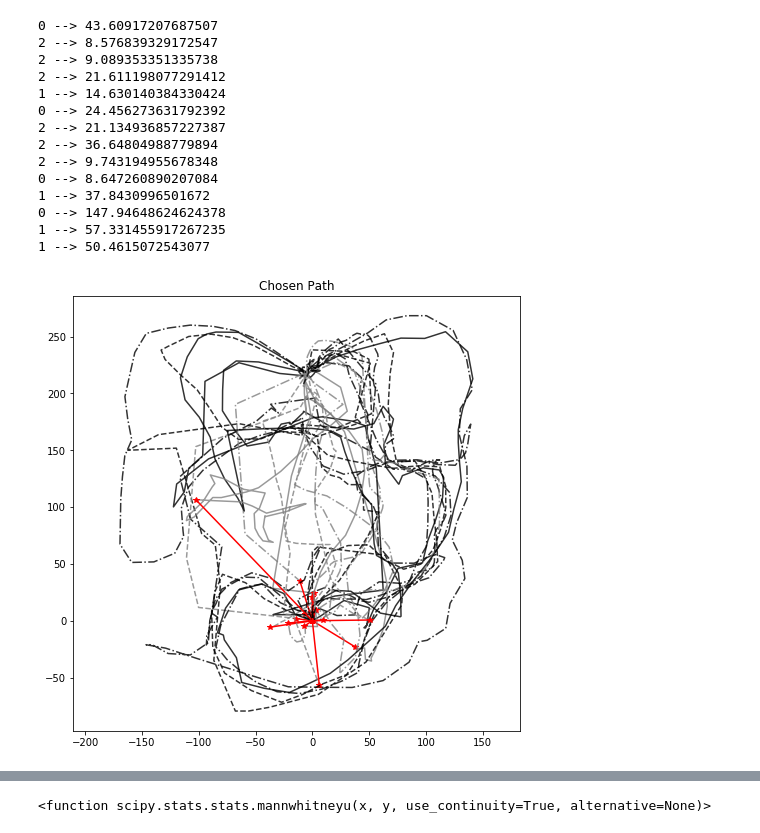
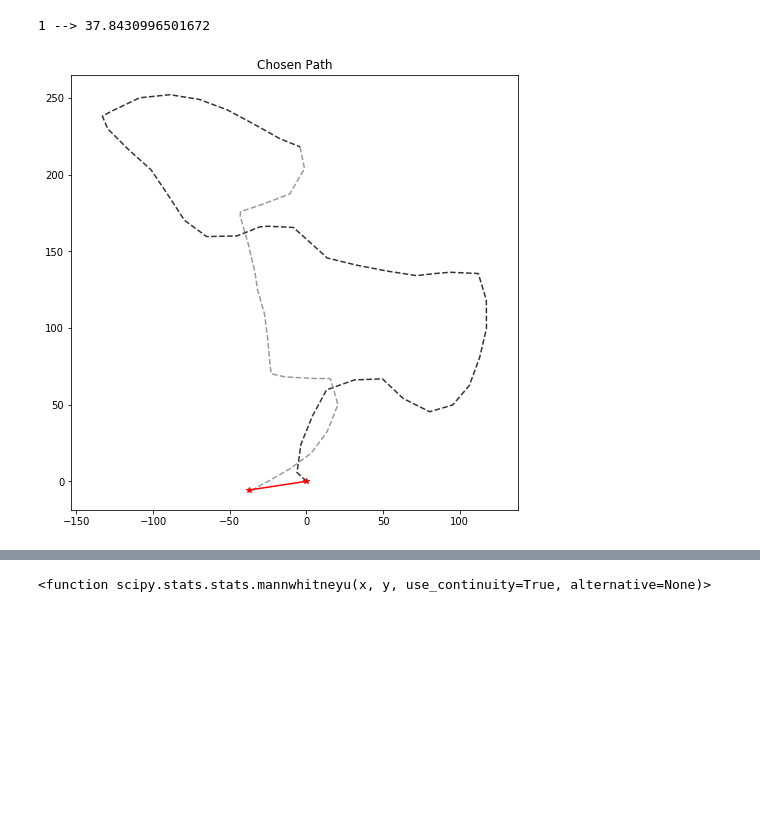
Before and after one commit to pablotalavante/rti-upf-project, a Jupyter notebook: Data Analysis/data-analysis-all.ipynb, the cells around one changed output, grey strips where cells are left out. Drawn from its saved outputs; the diff is of its cells as text; code cells hidden in the pictures; blank space fills up the shorter version.

```diff
--- a/Data Analysis/data-analysis-all.ipynb
+++ b/Data Analysis/data-analysis-all.ipynb
@@ -65,7 +71,7 @@ color_dict = {'0': 'red',
 
 plt.figure(figsize=(8, 8))
 plt.axis('equal')
-for h, name in zip(positions_csv[:], positions[:]):
+for h, name in zip(positions_csv[-6:-5], positions[-6:-5]):
     h = h.dropna(axis=0)
     split_idx = h[h.progress == 0].index[-1] +3
 
@@ -78,47 +84,34 @@ for h, name in zip(positions_csv[:], positions[:]):
              h.iloc[:split_idx].z,
              c='k', ls=ls_dict[exp_type], alpha=0.8, label='Finding')
     plt.plot(h.iloc[split_idx:].x,
              h.iloc[split_idx:].z,
              c='grey', ls=ls_dict[exp_type], alpha=0.8, label='Homing')
 
     x0 = h.x.iloc[0]
     x1 = h.x.iloc[-1]
 
     z0 = h.z.iloc[0]
     z1 = h.z.iloc[-1]
 
     error = np.sqrt(np.power(x1 - x0, 2) + \
                 np.power(z1- z0, 2))
 
     plt.plot([x0, x1], [z0, z1], c=color_dict[exp_type], marker='*')
 
     print(exp_type, '-->', error)
 
     types.append(exp_type)
     errs.append(error)
     times.append(time)
     times_return.append(return_time)
 plt.title('Chosen Path')
 handles, labels = plt.gca().get_legend_handles_labels()
 by_label = dict(zip(labels, handles))
 #plt.legend(by_label.values(), by_label.keys())
 #plt.legend()
 # %% [output]
-0 --> 43.60917207687507
-2 --> 8.576839329172547
-2 --> 9.089353351335738
-2 --> 21.611198077291412
-1 --> 14.630140384330424
-0 --> 24.456273631792392
-2 --> 21.134936857227387
-2 --> 36.64804988779894
-2 --> 9.743194955678348
-0 --> 8.647260890207084
 1 --> 37.8430996501672
-0 --> 147.94648624624378
-1 --> 57.331455917267235
-1 --> 50.4615072543077
-[figure, old version]
+[figure, new version]
 # %%
 types = []
 errs = []
```
Also changed, not shown: parts of 45 cells of this notebook, 54 other files.
